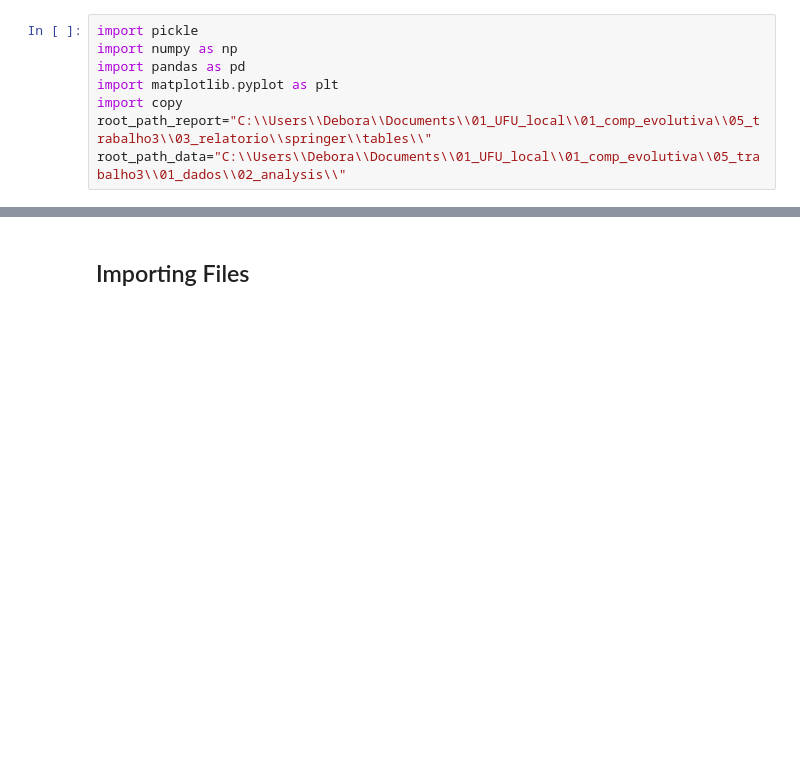
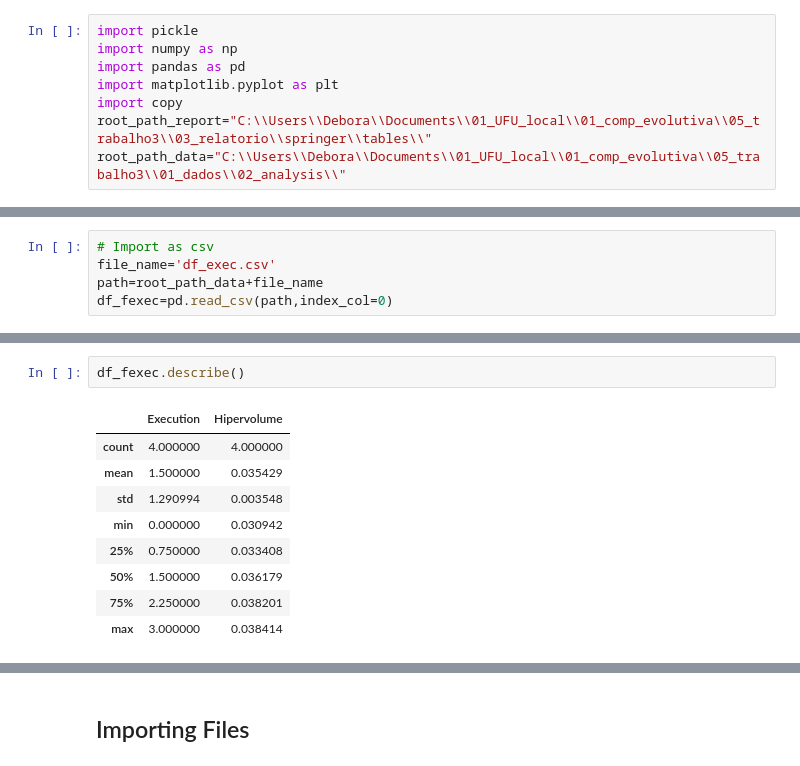
Before and after one commit to DTKx/capacityplanpy, a Jupyter notebook: 02_implementacao/reproduction.ipynb, the cells around one changed output, grey strips where cells are left out. Cells and saved outputs as stored; diff of their text form; blank space fills up the shorter version.

```diff
--- a/02_implementacao/reproduction.ipynb
+++ b/02_implementacao/reproduction.ipynb
@@ -73,0 +79,5 @@ df_ind.to_csv(path,header=headers)
+# %%
+# Import as csv
+file_name='df_exec.csv'
+path=root_path_data+file_name
+df_fexec=pd.read_csv(path,index_col=0)
@@ -167,0 +99,12 @@ NameError: name 'results_df' is not defined
+# %%
+df_fexec.describe()
+# %% [output]
+|  | Execution | Hipervolume |
+| count | 4.000000 | 4.000000 |
+| mean | 1.500000 | 0.035429 |
+| std | 1.290994 | 0.003548 |
+| min | 0.000000 | 0.030942 |
+| 25% | 0.750000 | 0.033408 |
+| 50% | 1.500000 | 0.036179 |
+| 75% | 2.250000 | 0.038201 |
+| max | 3.000000 | 0.038414 |
```
Also changed, not shown: parts of 14 cells of this notebook.
